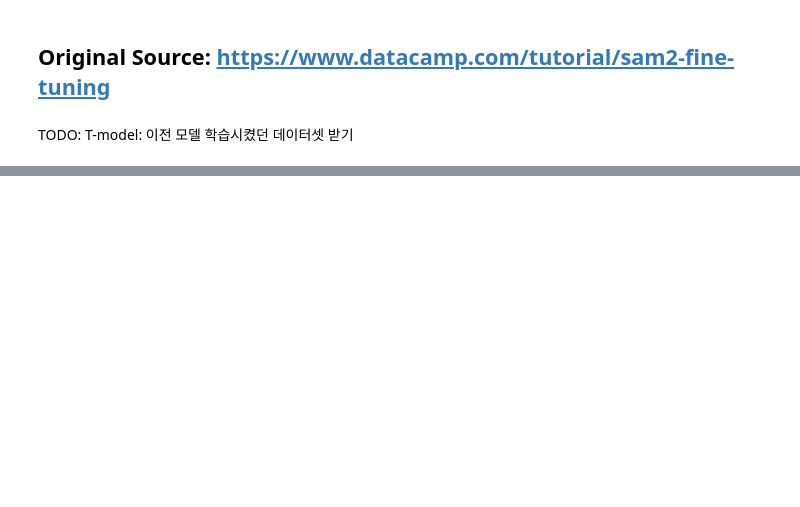
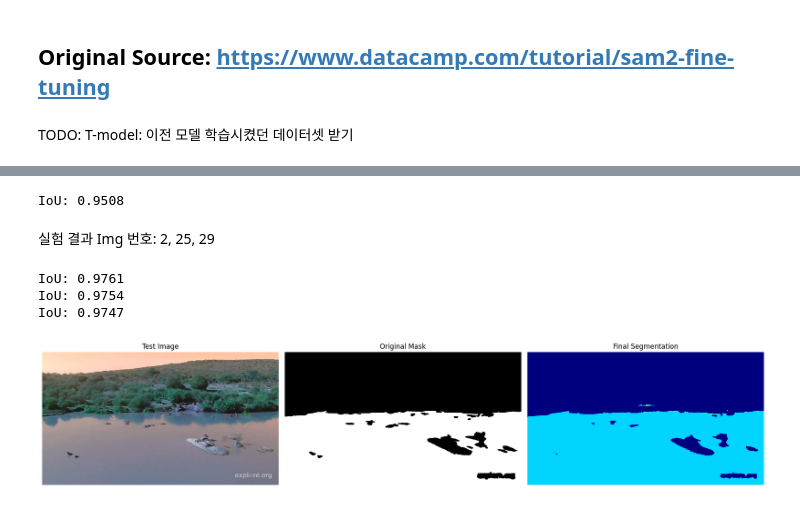
Before and after one commit to KimJin-Yong/segment-anything-2, a Jupyter notebook: notebooks/fine_tune.ipynb, the cells around one changed output, grey strips where cells are left out. Drawn from its saved outputs; the diff is of its cells as text; code cells hidden in the pictures; blank space fills up the shorter version.

Commit message:
add fine tune

```diff
--- a/notebooks/fine_tune.ipynb
+++ b/notebooks/fine_tune.ipynb
@@ -134,5 +126,5 @@ Img1, masks1, points1, num_masks = read_batch(train_data, visualize_data=True)
 # %%
-sam2_checkpoint = "sam2_hiera_small.pt"  # @param ["sam2_hiera_tiny.pt", "sam2_hiera_small.pt", "sam2_hiera_base_plus.pt", "sam2_hiera_large.pt"]
+sam2_checkpoint = "../checkpoints/sam2_hiera_small.pt"  # @param ["sam2_hiera_tiny.pt", "sam2_hiera_small.pt", "sam2_hiera_base_plus.pt", "sam2_hiera_large.pt"]
 model_cfg = "sam2_hiera_s.yaml" # @param ["sam2_hiera_t.yaml", "sam2_hiera_s.yaml", "sam2_hiera_b+.yaml", "sam2_hiera_l.yaml"]
 
 sam2_model = build_sam2(model_cfg, sam2_checkpoint, device="cuda")
@@ -235,6 +245,6 @@ for step in range(1, NO_OF_STEPS + 1):
 # %%
 def read_image(image_path, mask_path):  # read and resize image and mask
-   img = cv2.imread(image_path)[..., ::-1]  # Convert BGR to RGB
+   img = cv2.imread(image_path)  # Convert BGR to RGB
    mask = cv2.imread(mask_path, 0)
    r = np.min([1024 / img.shape[1], 1024 / img.shape[0]])
    img = cv2.resize(img, (int(img.shape[1] * r), int(img.shape[0] * r)))
@@ -253,18 +264,37 @@ import random
+# %%
+def calculate_iou(segmentation_mask1, segmentation_mask2):
+    if segmentation_mask1.shape != segmentation_mask2.shape:
+        raise ValueError("두 세그멘테이션 마스크는 동일한 크기여야 합니다.")
+
+    intersection = np.logical_and(segmentation_mask1, segmentation_mask2)
+    intersection_area = np.sum(intersection)
+
+    union = np.logical_or(segmentation_mask1, segmentation_mask2)
+    union_area = np.sum(union)
+
+    iou = intersection_area / union_area if union_area != 0 else 0.0
+
+    return iou
+# %% [output]
+IoU: 0.9508
+# %% [markdown]
+실험 결과 Img 번호: 2, 25, 29
 # %%
 # Randomly select a test image from the test_data
 selected_entry = random.choice(test_data)
+
+# selected_entry = test_data[29]
 image_path = selected_entry['image']
 mask_path = selected_entry['annotation']
 
 # Load the selected image and mask
-image, mask = read_image(image_path, mask_path)
-
+image, gt = read_image(image_path, mask_path)
 # Generate random points for the input
-num_samples = 30  # Number of points per segment to sample
-input_points = get_points(mask, num_samples)
+num_samples = 3  # Number of points per segment to sample
+input_points = get_points(gt, num_samples)
 
 # Load the fine-tuned model
-FINE_TUNED_MODEL_WEIGHTS = "fine_tuned_sam2_1000.torch"
+FINE_TUNED_MODEL_WEIGHTS = "fine_tuned_sam2_3000.torch"
 sam2_model = build_sam2(model_cfg, sam2_checkpoint, device="cuda")
 
 # Build net and load weights
@@ -283,39 +313,46 @@ with torch.no_grad():
 np_masks = np.array(masks[:, 0])
 np_scores = scores[:, 0]
 sorted_masks = np_masks[np.argsort(np_scores)][::-1]
 
 # Initialize segmentation map and occupancy mask
 seg_map = np.zeros_like(sorted_masks[0], dtype=np.uint8)
 occupancy_mask = np.zeros_like(sorted_masks[0], dtype=bool)
 
 # Combine masks to create the final segmentation map
 for i in range(sorted_masks.shape[0]):
-   mask = sorted_masks[i]
-   if (mask * occupancy_mask).sum() / mask.sum() > 0.15:
-       continue
+    mask = sorted_masks[i]
 
-   mask_bool = mask.astype(bool)
-   mask_bool[occupancy_mask] = False  # Set overlapping areas to False in the mask
-   seg_map[mask_bool] = i + 1  # Use boolean mask to index seg_map
-   occupancy_mask[mask_bool] = True  # Update occupancy_mask
+    mask_bool = mask.astype(bool)
+    mask_bool[occupancy_mask] = False  # Set overlapping areas to False in the mask
+    seg_map[mask_bool] = i + 1  # Use boolean mask to index seg_map
+    occupancy_mask[mask_bool] = True  # Update occupancy_mask
 
-# Visualization: Show the original image, mask, and final segmentation side by side
+    # Visualization: Show the original image, mask, and final segmentation side by side
+
+    iou = calculate_iou(gt, seg_map)
+    print(f"IoU: {iou:.4f}")
+
 plt.figure(figsize=(18, 6))
 
 plt.subplot(1, 3, 1)
 plt.title('Test Image')
 plt.imshow(image)
 plt.axis('off')
 
 plt.subplot(1, 3, 2)
 plt.title('Original Mask')
-plt.imshow(mask, cmap='gray')
+plt.imshow(gt, cmap='gray')
 plt.axis('off')
 
 plt.subplot(1, 3, 3)
 plt.title('Final Segmentation')
 plt.imshow(seg_map, cmap='jet')
 plt.axis('off')
 
 plt.tight_layout()
 plt.show()
+# %% [output]
+IoU: 0.9761
+IoU: 0.9754
+IoU: 0.9747
+[figure, added]
```
Also changed, not shown: parts of 7 cells of this notebook, 1 other file.
